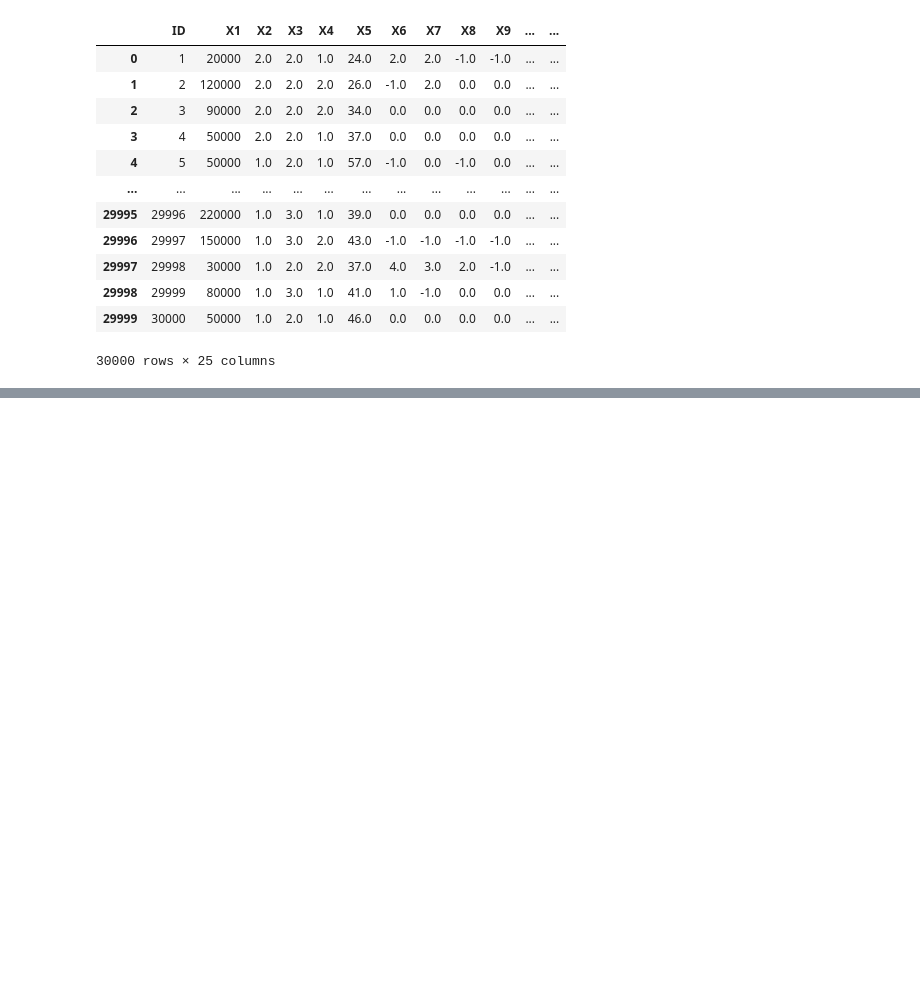
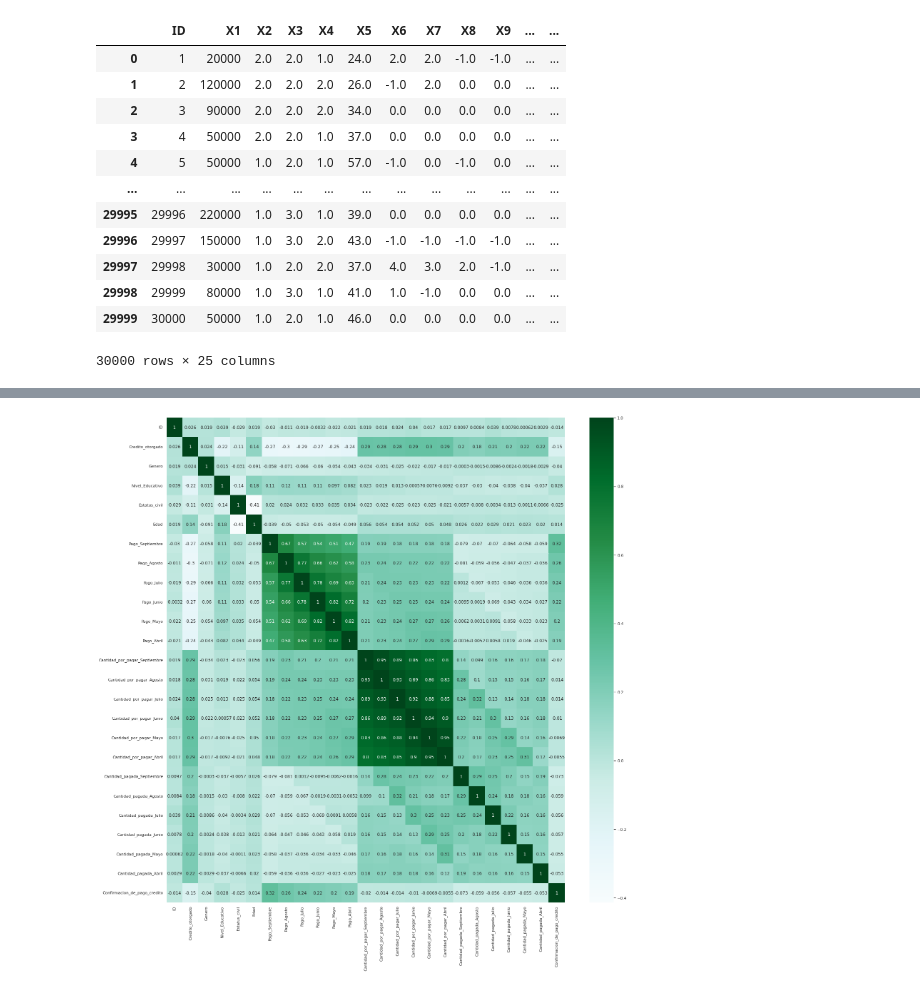
Before and after one commit to PosgradoMNA/actividades-de-aprendizaje-Pabloacostatec, a Jupyter notebook: Actividad_1_Semana_3_Juan_Pablo_Acosta_A001794035.ipynb, the cells around one changed output, grey strips where cells are left out. Saved outputs shown, nothing was run; the diff lists cells and outputs as text; code cells hidden in the pictures; blank space fills up the shorter version.

```diff
--- a/Actividad_1_Semana_3_Juan_Pablo_Acosta_A001794035.ipynb
+++ b/Actividad_1_Semana_3_Juan_Pablo_Acosta_A001794035.ipynb
@@ -153,0 +358,7 @@ t
+# %%
+sns.set(rc={'figure.figsize':(25,25)})
+
+MatrizCorrelacion =MinMaxDF.corr(method='pearson')
+heatmap  = sns.heatmap(MatrizCorrelacion, annot=True,cmap = "BuGn")
+# %% [output]
+[figure, added]
```
Also changed, not shown: parts of 26 cells of this notebook.
